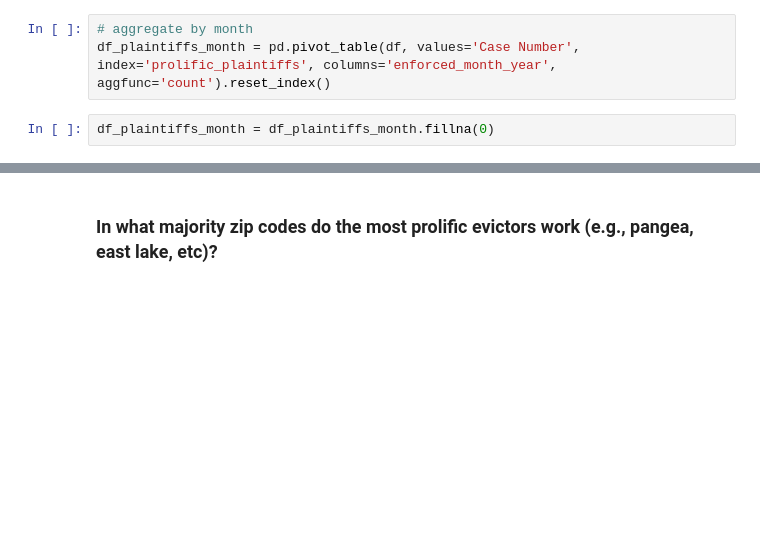
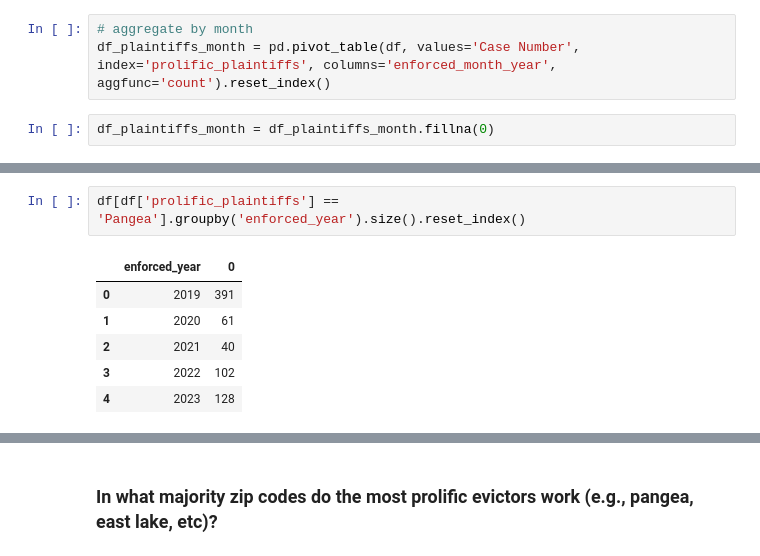
Before and after one commit to amyq96/stories, a Jupyter notebook: evictions/evictions-analysis-2.ipynb, the cells around one changed output, grey strips where cells are left out. Drawn from its saved outputs; the diff is of its cells as text; blank space fills up the shorter version.

```diff
--- a/evictions/evictions-analysis-2.ipynb
+++ b/evictions/evictions-analysis-2.ipynb
@@ -1262,0 +1342,9 @@ df[(df['enforced_month_year'] == '08/2021') & (df['prolific_plaintiffs'] == 'Pan
+# %%
+df[df['prolific_plaintiffs'] == 'Pangea'].groupby('enforced_year').size().reset_index()
+# %% [output]
+|  | enforced_year | 0 |
+| 0 | 2019 | 391 |
+| 1 | 2020 | 61 |
+| 2 | 2021 | 40 |
+| 3 | 2022 | 102 |
+| 4 | 2023 | 128 |
```
Also changed, not shown: parts of 31 cells of this notebook, 1 other file.
